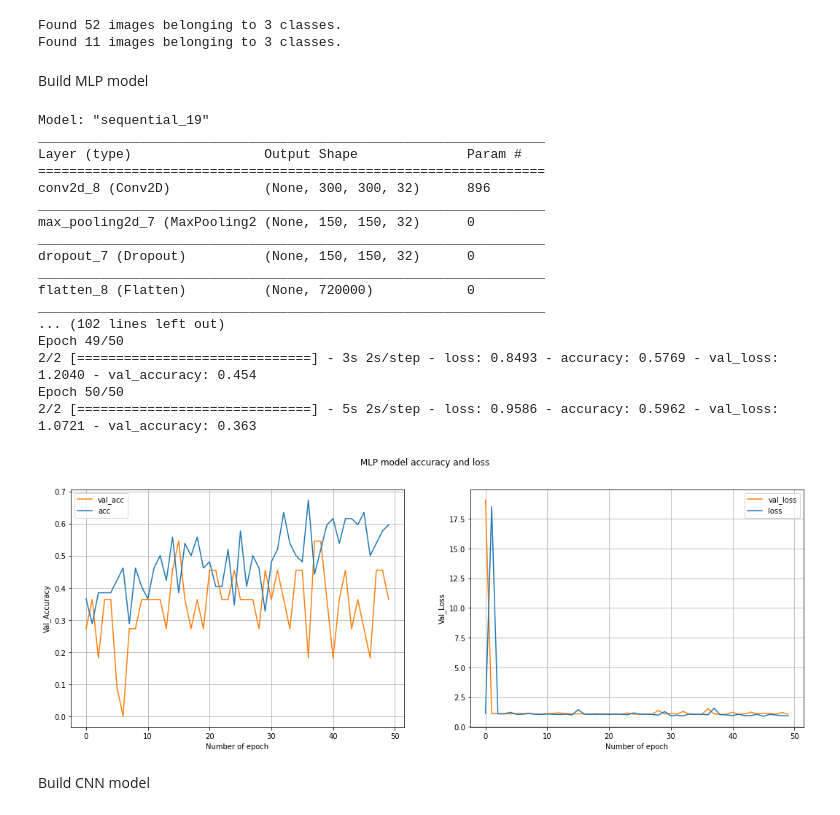
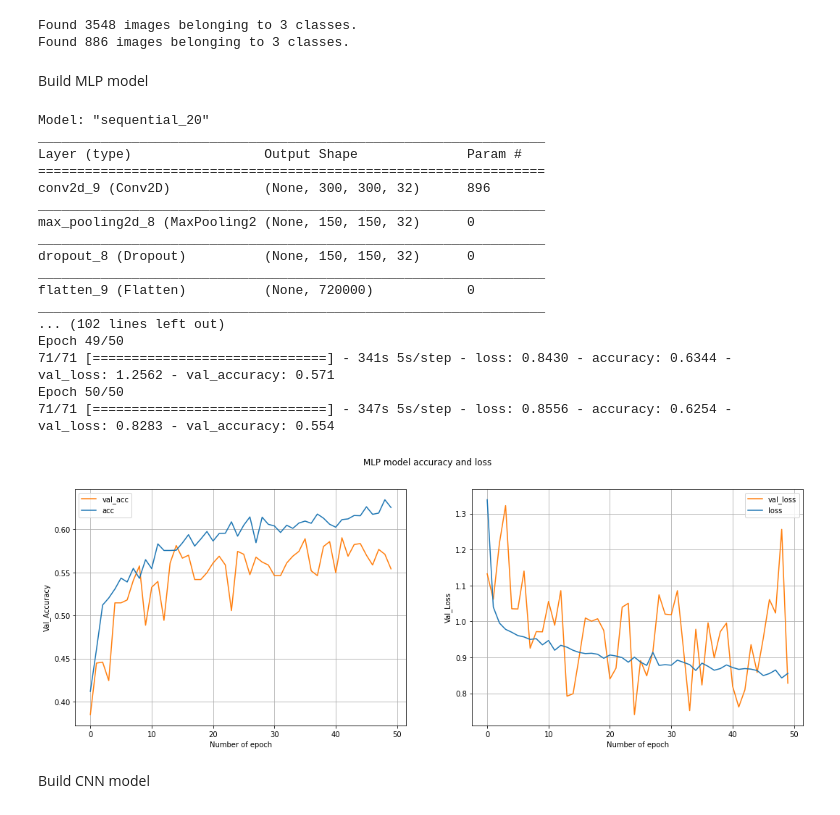
Before and after one commit to jerryzhuang0914/ImageClassification, a Jupyter notebook: train_tensorflow.ipynb, the cells around one changed output. Cells and saved outputs as stored; diff of their text form; code cells hidden in the pictures.

Commit message:
trained MLP with more images

```diff
--- a/train_tensorflow.ipynb
+++ b/train_tensorflow.ipynb
@@ -16,10 +16,10 @@ from keras.optimizers import Adam, RMSprop, SGD
 from keras.preprocessing.image import ImageDataGenerator
 # %%
 # small dataset for testing model in shorter running time
-data_dir = '/Users/zhuangxiaobin/Desktop/COMP309/Project/small_traindata'
+#data_dir = '/Users/zhuangxiaobin/Desktop/COMP309/Project/small_traindata'
 
 # big dataset for training model
-#data_dir = '/Users/zhuangxiaobin/Desktop/COMP309/Project/traindata'
+data_dir = '/Users/zhuangxiaobin/Desktop/COMP309/Project/traindata'
 
 # the directory to store model
 pycharm_dir = '/Users/zhuangxiaobin/PycharmProjects/ImageClassification/'
@@ -50,8 +50,8 @@ test = validation_datagen.flow_from_directory(data_dir, target_size=(300,300), s
                                          classes=['cherry', 'strawberry', 'tomato'],
                                               batch_size=batch_size, subset='validation')
 # %% [output]
-Found 52 images belonging to 3 classes.
-Found 11 images belonging to 3 classes.
+Found 3548 images belonging to 3 classes.
+Found 886 images belonging to 3 classes.
 # %% [markdown]
 Build MLP model
 # %%
@@ -73,43 +73,47 @@ def build_MLP_model():
 # train the model
 epoch, MLP_model = build_MLP_model()
 # %% [output]
-Model: "sequential_19"
+Model: "sequential_20"
 _________________________________________________________________
 Layer (type)                 Output Shape              Param #
 =================================================================
-conv2d_8 (Conv2D)            (None, 300, 300, 32)      896
+conv2d_9 (Conv2D)            (None, 300, 300, 32)      896
 _________________________________________________________________
-max_pooling2d_7 (MaxPooling2 (None, 150, 150, 32)      0
+max_pooling2d_8 (MaxPooling2 (None, 150, 150, 32)      0
 _________________________________________________________________
-dropout_7 (Dropout)          (None, 150, 150, 32)      0
+dropout_8 (Dropout)          (None, 150, 150, 32)      0
 _________________________________________________________________
-flatten_8 (Flatten)          (None, 720000)            0
+flatten_9 (Flatten)          (None, 720000)            0
 _________________________________________________________________
 ... (102 lines left out)
 Epoch 49/50
-2/2 [==============================] - 3s 2s/step - loss: 0.8493 - accuracy: 0.5769 - val_loss: 1.2040 - val_accuracy: 0.454
+71/71 [==============================] - 341s 5s/step - loss: 0.8430 - accuracy: 0.6344 - val_loss: 1.2562 - val_accuracy: 0.571
 Epoch 50/50
-2/2 [==============================] - 5s 2s/step - loss: 0.9586 - accuracy: 0.5962 - val_loss: 1.0721 - val_accuracy: 0.363
+71/71 [==============================] - 347s 5s/step - loss: 0.8556 - accuracy: 0.6254 - val_loss: 0.8283 - val_accuracy: 0.554
 # %%
-# Plot the results
-fig, (ax1, ax2) = plt.subplots(1, 2, figsize=(18, 6))
-fig.suptitle('MLP model accuracy and loss')
-ax1.plot(epoch.history['val_accuracy'], 'tab:orange', label='val_acc')
-ax1.plot(epoch.history['accuracy'], 'tab:blue', label='acc')
-ax1.legend()
-ax1.grid(True)
-ax1.set_ylabel('Val_Accuracy')
-ax1.set_xlabel('Number of epoch')
+# Evaluate the model
+def evaluate_model():
+    fig, (ax1, ax2) = plt.subplots(1, 2, figsize=(18, 6))
+    fig.suptitle('MLP model accuracy and loss')
+    ax1.plot(epoch.history['val_accuracy'], 'tab:orange', label='val_acc')
+    ax1.plot(epoch.history['accuracy'], 'tab:blue', label='acc')
+    ax1.legend()
+    ax1.grid(True)
+    ax1.set_ylabel('Val_Accuracy')
+    ax1.set_xlabel('Number of epoch')
 
-ax2.plot(epoch.history['val_loss'], 'tab:orange', label='val_loss')
-ax2.plot(epoch.history['loss'], 'tab:blue', label='loss')
-ax2.legend()
-ax2.grid(True)
-ax2.set_ylabel('Val_Loss')
-ax2.set_xlabel('Number of epoch')
-plt.show()
+    ax2.plot(epoch.history['val_loss'], 'tab:orange', label='val_loss')
+    ax2.plot(epoch.history['loss'], 'tab:blue', label='loss')
+    ax2.legend()
+    ax2.grid(True)
+    ax2.set_ylabel('Val_Loss')
+    ax2.set_xlabel('Number of epoch')
+    return plt.show()
-# %% [output]
-[figure, removed]
+# %%
+# Evaluate baseline MLP model
+evaluate_model()
+# %% [output]
+[figure, added]
 # %%
 def save_model(model,name):
     #Save the keras model for later evaluation
```
Also changed, not shown: parts of 2 cells of this notebook.
